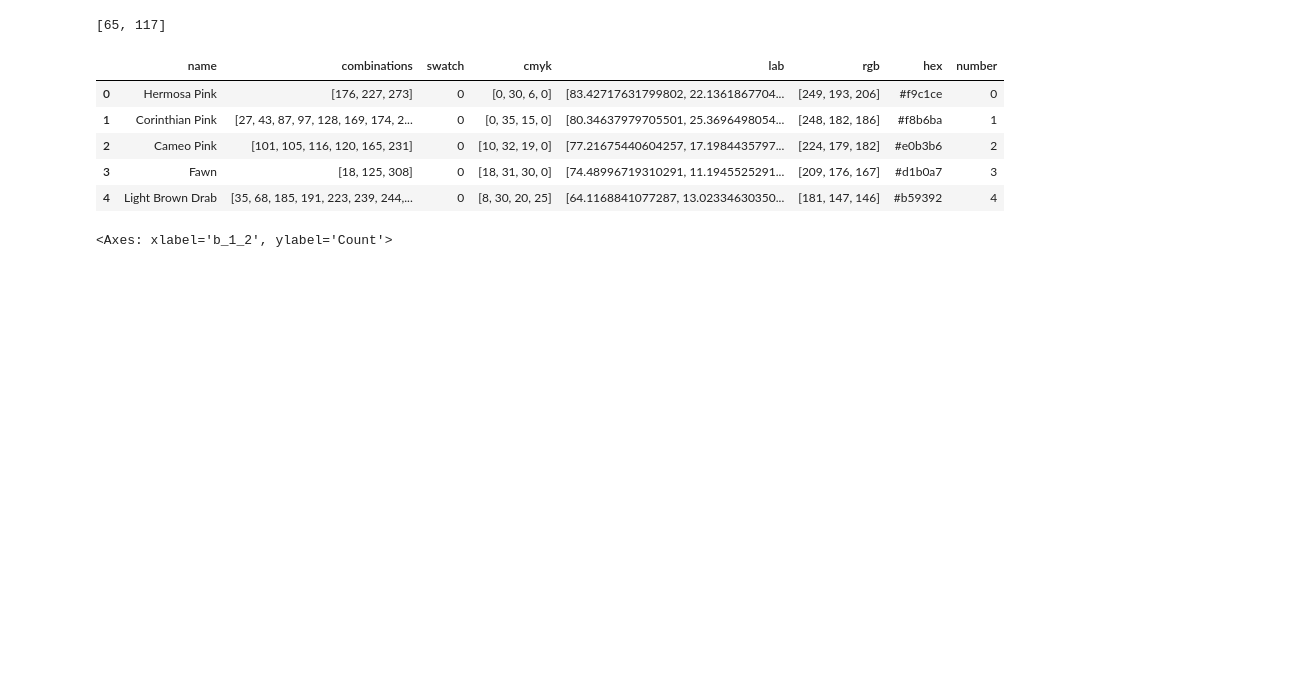
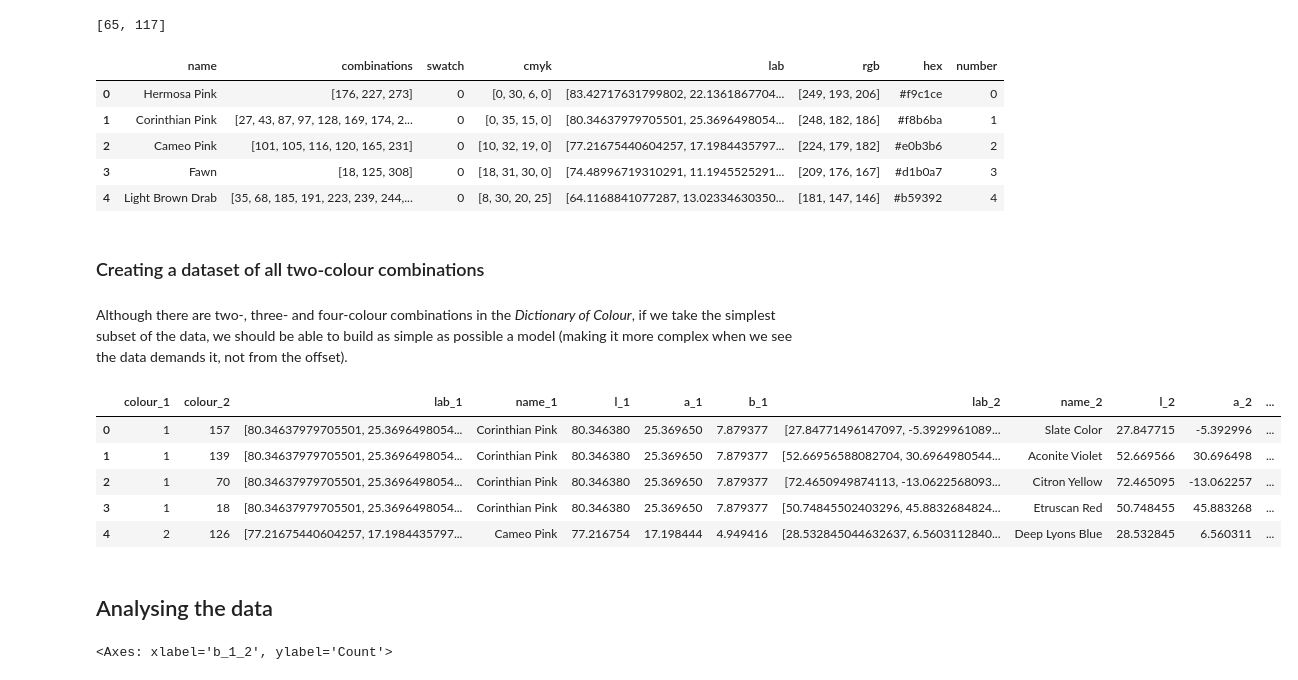
Before and after one commit to kedarwent/ML-colour-combinations-dictionary-of-colour, a Jupyter notebook: ExploratoryDataAnalysis.ipynb, the cells around one changed output. Drawn from its saved outputs; the diff is of its cells as text; code cells hidden in the pictures; blank space fills up the shorter version.

```diff
--- a/ExploratoryDataAnalysis.ipynb
+++ b/ExploratoryDataAnalysis.ipynb
@@ -107,11 +113,26 @@ def convert_to_dataframes(num, combo_names, colours_df):
                 num_df[f'{ax}_{i}_{j}'] = abs(num_df[f'{ax}_{i}'] - num_df[f'{ax}_{j}'])
 
     return num_df
+# %% [markdown]
+### Creating a dataset of all two-colour combinations
+# %% [markdown]
+Although there are two-, three- and four-colour combinations in the _Dictionary of Colour_, if we take the simplest subset of the data, we should be able to build as simple as possible a model (making it more complex when we see the data demands it, not from the offset).
 # %%
 two_df = convert_to_dataframes(2, combo_names, colours_df)
+# %%
+two_df.head()
+# %% [output]
+|  | colour_1 | colour_2 | lab_1 | name_1 | l_1 | a_1 | b_1 | lab_2 | name_2 | l_2 | a_2 | ... |
+| 0 | 1 | 157 | [80.34637979705501, 25.3696498054... | Corinthian Pink | 80.346380 | 25.369650 | 7.879377 | [27.84771496147097, -5.3929961089... | Slate Color | 27.847715 | -5.392996 | ... |
+| 1 | 1 | 139 | [80.34637979705501, 25.3696498054... | Corinthian Pink | 80.346380 | 25.369650 | 7.879377 | [52.66956588082704, 30.6964980544... | Aconite Violet | 52.669566 | 30.696498 | ... |
+| 2 | 1 | 70 | [80.34637979705501, 25.3696498054... | Corinthian Pink | 80.346380 | 25.369650 | 7.879377 | [72.4650949874113, -13.0622568093... | Citron Yellow | 72.465095 | -13.062257 | ... |
+| 3 | 1 | 18 | [80.34637979705501, 25.3696498054... | Corinthian Pink | 80.346380 | 25.369650 | 7.879377 | [50.74845502403296, 45.8832684824... | Etruscan Red | 50.748455 | 45.883268 | ... |
+| 4 | 2 | 126 | [77.21675440604257, 17.1984435797... | Cameo Pink | 77.216754 | 17.198444 | 4.949416 | [28.532845044632637, 6.5603112840... | Deep Lyons Blue | 28.532845 | 6.560311 | ... |
 # %%
 import seaborn as sns
 import matplotlib.pyplot as plt
+# %% [markdown]
+## Analysing the data
 # %%
 fig, ax = plt.subplots(1,3, sharex=False, sharey=False)
 
```
Also changed, not shown: parts of 5 cells of this notebook.
